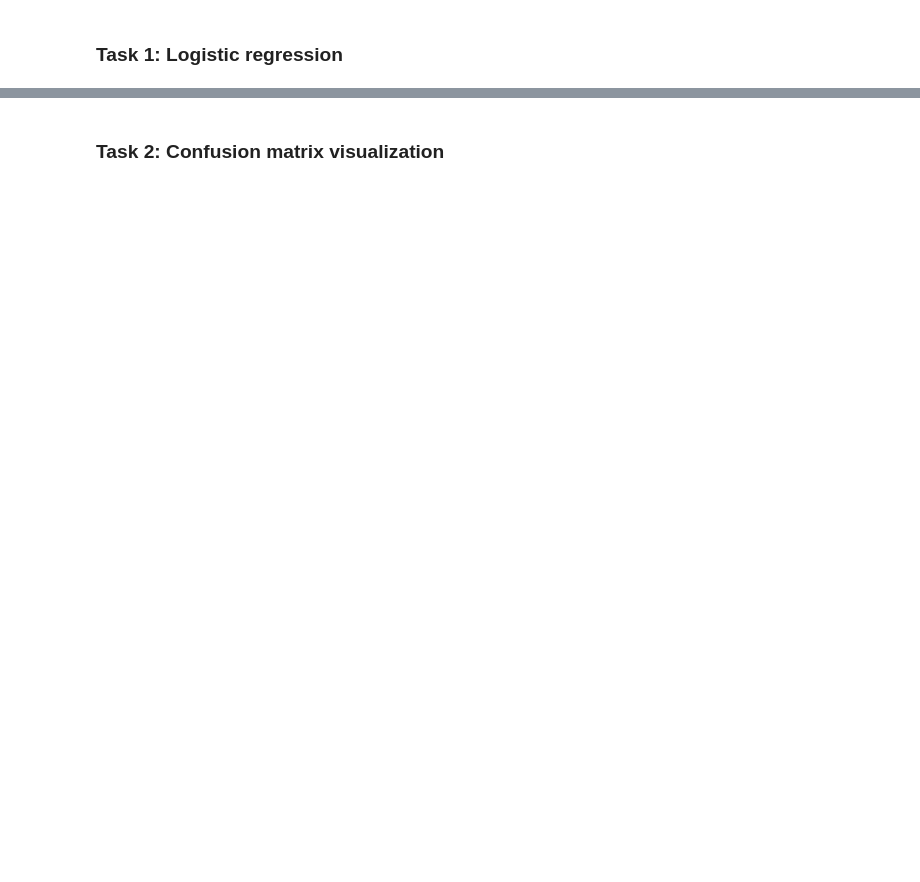
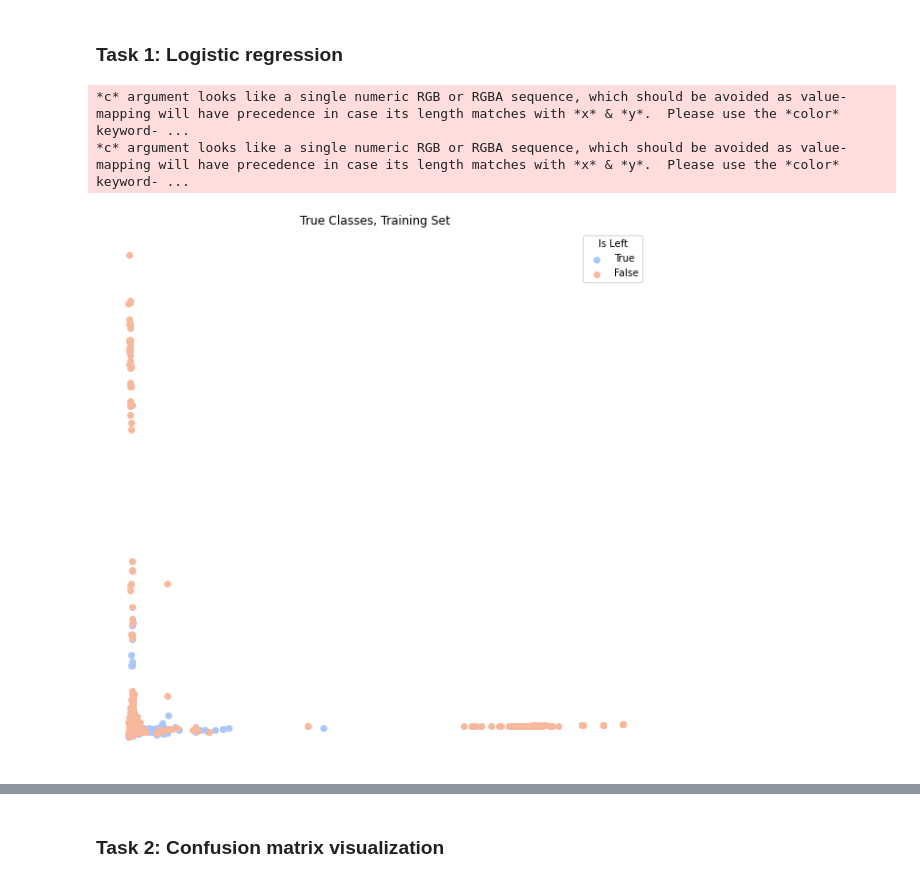
Before and after one commit to Qiuyu-Li/soci40133, a Jupyter notebook: 5-Classifying-Meanings-and-Documents.ipynb, the cells around one changed output, grey strips where cells are left out. Saved outputs shown, nothing was run; the diff lists cells and outputs as text; code cells hidden in the pictures; blank space fills up the shorter version.

```diff
--- a/5-Classifying-Meanings-and-Documents.ipynb
+++ b/5-Classifying-Meanings-and-Documents.ipynb
@@ -622,2 +1130,10 @@ right_df = tweets_df[5005:]
 # %% [markdown]
 ### Task 1: Logistic regression
+# %%
+holdBackFraction = .2
+train_data_df, test_data_df = sklearn.model_selection.train_test_split(tweets_df, test_size=holdBackFraction)
+# %%
+TFVectorizer = sklearn.feature_extraction.text.TfidfVectorizer(max_df=100, min_df=2, stop_words='english', norm='l2')
+TFVects = TFVectorizer.fit_transform(train_data_df['Text'])
+
+train_data_df['vect'] = [np.array(v).flatten() for v in TFVects.todense()]
@@ -623,0 +1144,25 @@ right_df = tweets_df[5005:]
+# %%
+pca = sklearn.decomposition.PCA()
+reduced_data = pca.fit_transform(np.stack(train_data_df['vect'], axis=0))
+# %%
+train_data_df['pca'] = [r for r in reduced_data]
+# %%
+fig, ax = plt.subplots(figsize = (10,10))
+ax.axis('off')
+pallet = seaborn.color_palette(palette='coolwarm', n_colors = 2)
+
+#Plot Left
+a = np.stack(train_data_df[train_data_df['left']==1]['pca'])
+ax.scatter(a[:,0], a[:, 1], c = pallet[0], label = "True")
+
+#Plot Right
+a = np.stack(train_data_df[train_data_df['left']==0]['pca'])
+ax.scatter(a[:,0], a[:, 1], c = pallet[1], label = "False")
+
+ax.legend(loc = 'upper right', title = 'Is Left')
+plt.title('True Classes, Training Set')
+plt.show()
+# %% [output]
+*c* argument looks like a single numeric RGB or RGBA sequence, which should be avoided as value-mapping will have precedence in case its length matches with *x* & *y*.  Please use the *color* keyword- ...
+*c* argument looks like a single numeric RGB or RGBA sequence, which should be avoided as value-mapping will have precedence in case its length matches with *x* & *y*.  Please use the *color* keyword- ...
+[figure, added]
```
Also changed, not shown: parts of 148 cells of this notebook, 17 other files.
